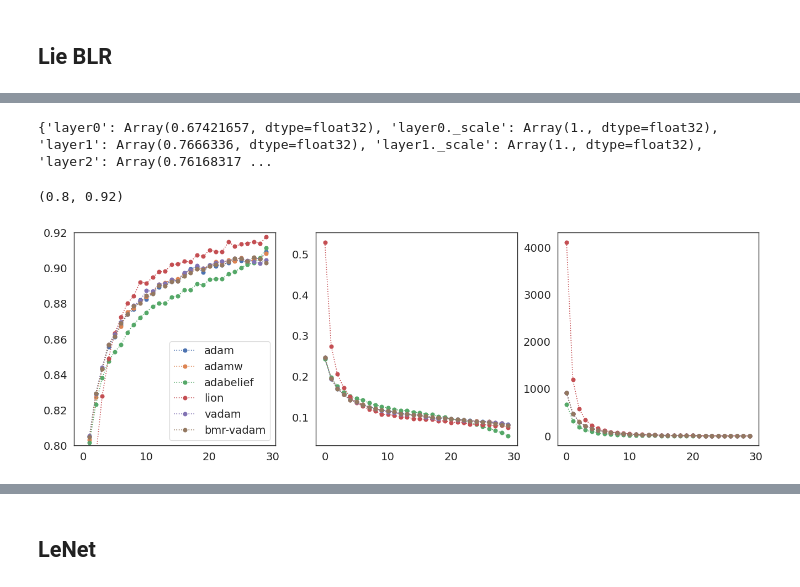
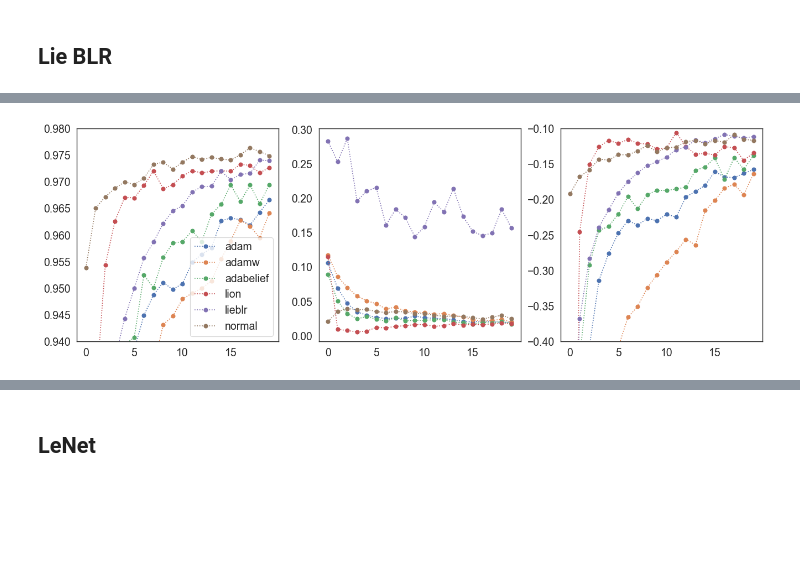
Before and after one commit to dimarkov/bmr4pml, a Jupyter notebook: notebooks/test_mnist.ipynb, the cells around one changed output, grey strips where cells are left out. Saved outputs shown, nothing was run; the diff lists cells and outputs as text; code cells hidden in the pictures; blank space fills up the shorter version.

```diff
--- a/notebooks/test_mnist.ipynb
+++ b/notebooks/test_mnist.ipynb
@@ -641,29 +621,18 @@ results_all['lion'] = train_and_test(optimizer6, rng_key, num_epochs, num_iters,
-# %%
-results_all['vadam'] = train_and_test(optimizer1, rng_key, num_epochs, num_iters, *args2, progress_bar=True, **kwargs);
-# %%
-results_all['vadabelief'] = train_and_test(optimizer2, rng_key, num_epochs, num_iters, *args, **kwargs);
-# %%
-results_all['bmr-vadam'] = train_and_test(
-    optimizer1, rng_key, num_epochs, num_iters, *args2, t_lam=t_lam, prune=True, del_f=Df, progress_bar=True, **kwargs
-);
-print(jtu.tree_map(lambda m: m.mean(), results_all['bmr-vadam'][0]['mask']))
-# %% [output]
-{'layer0': Array(0.67421657, dtype=float32), 'layer0._scale': Array(1., dtype=float32), 'layer1': Array(0.7666336, dtype=float32), 'layer1._scale': Array(1., dtype=float32), 'layer2': Array(0.76168317 ...
-# %%
-results_all['bmr-vadabelief'] = train_and_test(
-    optimizer2, rng_key, num_epochs, num_iters, *args2, t_lam=t_lam, prune=True, del_f=Df, **kwargs
-);
-print(jtu.tree_map(lambda m: m.mean(), results_all['bmr-vadabelief'][0]['mask']))
 # %%
 fig, axes = plt.subplots(1, 3, figsize=(16, 5))
 
 for method in results_all:
-    axes[0].plot(results_all[method][0]['acc'], 'o:', label=method)
-    axes[1].plot(results_all[method][0]['ece'], 'o:')
-    axes[2].plot(results_all[method][0]['nll'], 'o:')
+    axes[0].plot(results_all[method]['acc'], 'o:', label=method)
+    axes[1].plot(results_all[method]['ece'], 'o:')
+    axes[2].plot(results_all[method]['lpd'], 'o:')
+
+for data, label in zip([lieblr_res, optax_res], ['lieblr', 'normal']):
+    axes[0].plot( data['acc'], 'o:', label=label)
+    axes[1].plot( data['ece'], 'o:' )
+    axes[2].plot( data['lpd'], 'o:' )
 
 axes[0].legend()
-axes[0].set_ylim([.8, .92])
+axes[0].set_ylim([.94, .98]);
+axes[2].set_ylim([-.4, -.1]);
 # %% [output]
-(0.8, 0.92)
-[figure, old version]
+[figure, new version]
```
Also changed, not shown: parts of 47 cells of this notebook, 1 other file.
